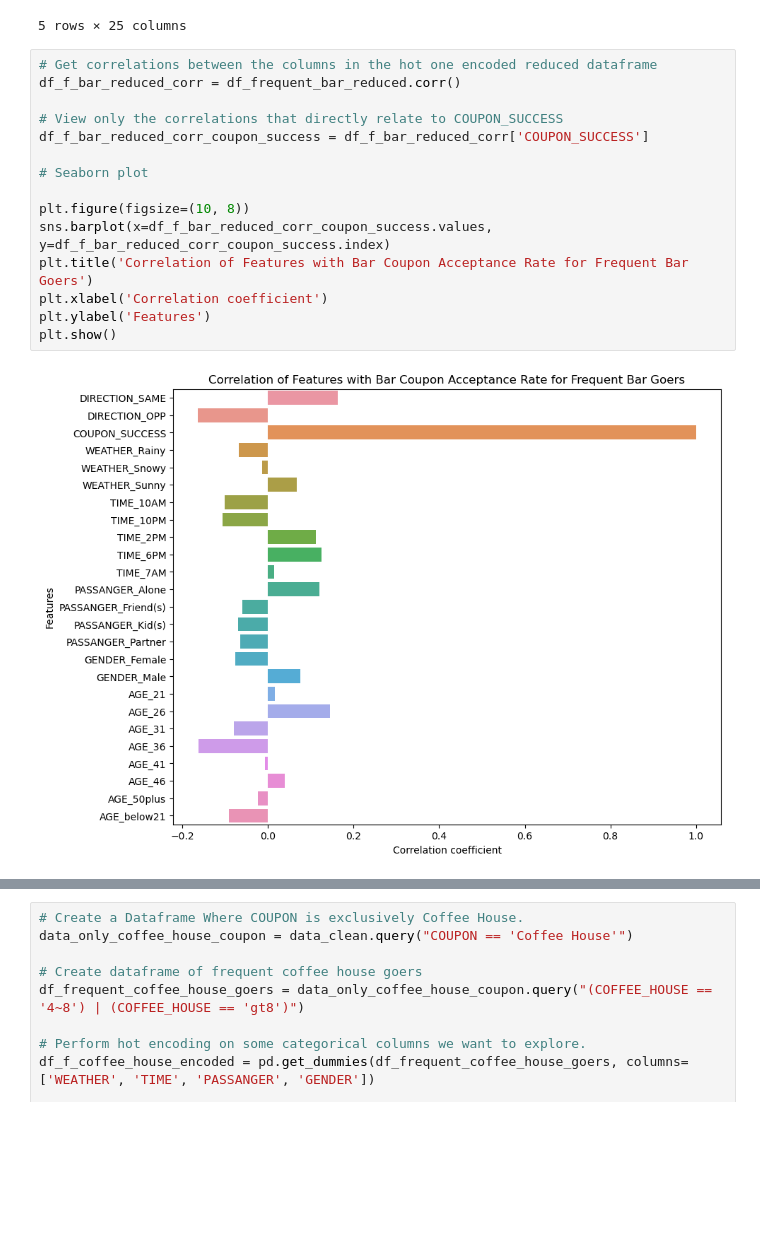
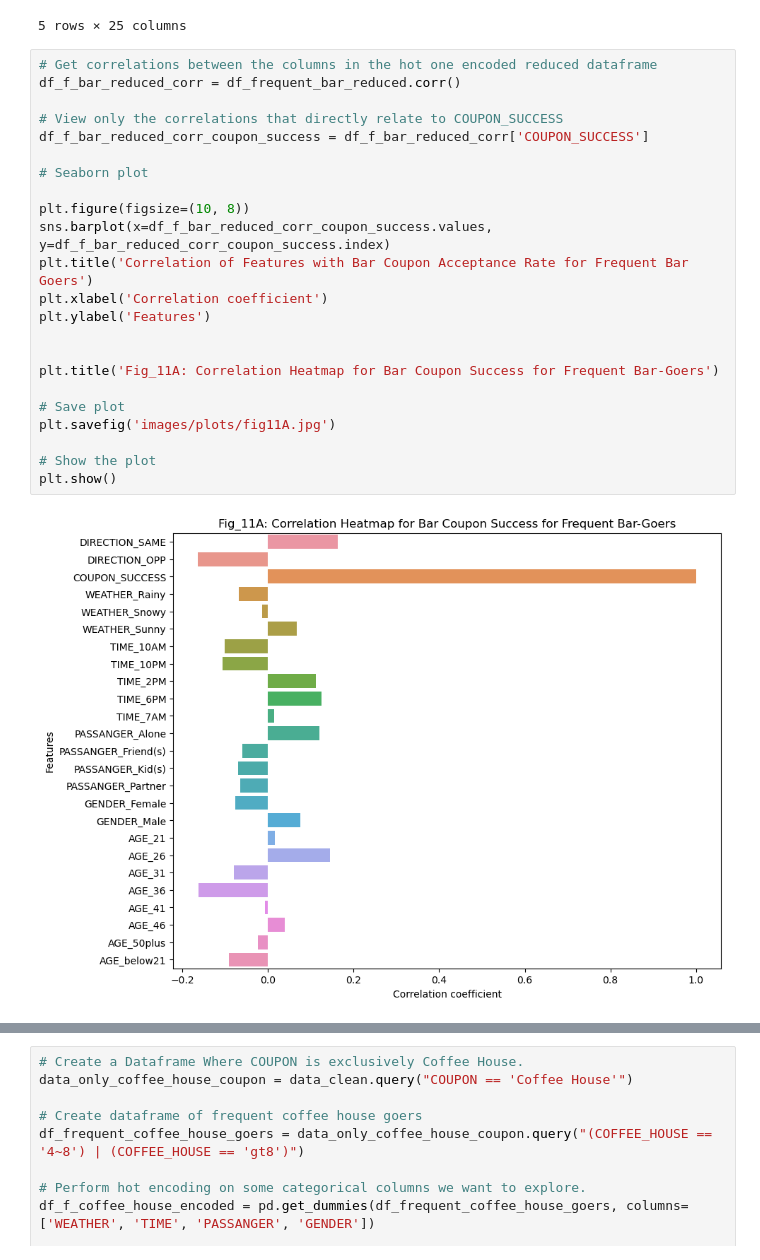
Before and after one commit to elmunoz42/berkeley-aiml-coupon-analysis, a Jupyter notebook: prompt.ipynb, the cells around one changed output, grey strips where cells are left out. Drawn from its saved outputs; the diff is of its cells as text; blank space fills up the shorter version.

```diff
--- a/prompt.ipynb
+++ b/prompt.ipynb
@@ -1084,17 +1086,25 @@ df_frequent_bar_reduced.head(5)
 # %%
 # Get correlations between the columns in the hot one encoded reduced dataframe
 df_f_bar_reduced_corr = df_frequent_bar_reduced.corr()
 
 # View only the correlations that directly relate to COUPON_SUCCESS
 df_f_bar_reduced_corr_coupon_success = df_f_bar_reduced_corr['COUPON_SUCCESS']
 
 # Seaborn plot
 
 plt.figure(figsize=(10, 8))
 sns.barplot(x=df_f_bar_reduced_corr_coupon_success.values, y=df_f_bar_reduced_corr_coupon_success.index)
 plt.title('Correlation of Features with Bar Coupon Acceptance Rate for Frequent Bar Goers')
 plt.xlabel('Correlation coefficient')
 plt.ylabel('Features')
+
+
+plt.title('Fig_11A: Correlation Heatmap for Bar Coupon Success for Frequent Bar-Goers')
+
+# Save plot
+plt.savefig('images/plots/fig11A.jpg')
+
+# Show the plot
 plt.show()
 # %% [output]
-[figure, old version]
+[figure, new version]
```
Also changed, not shown: parts of 11 cells of this notebook, 5 other files.
